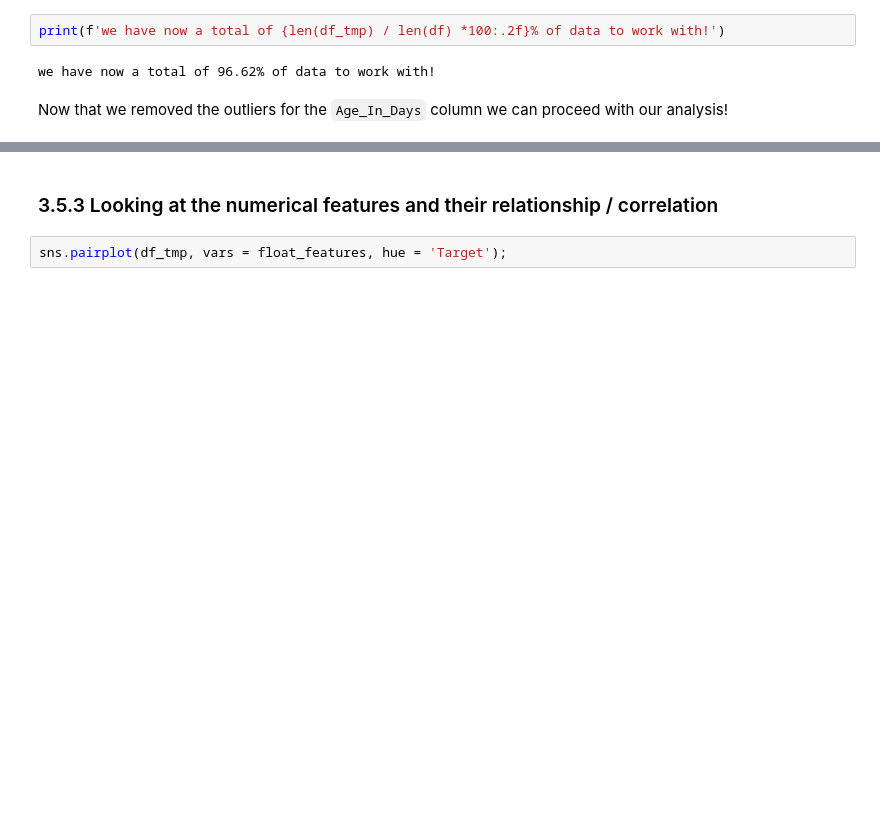
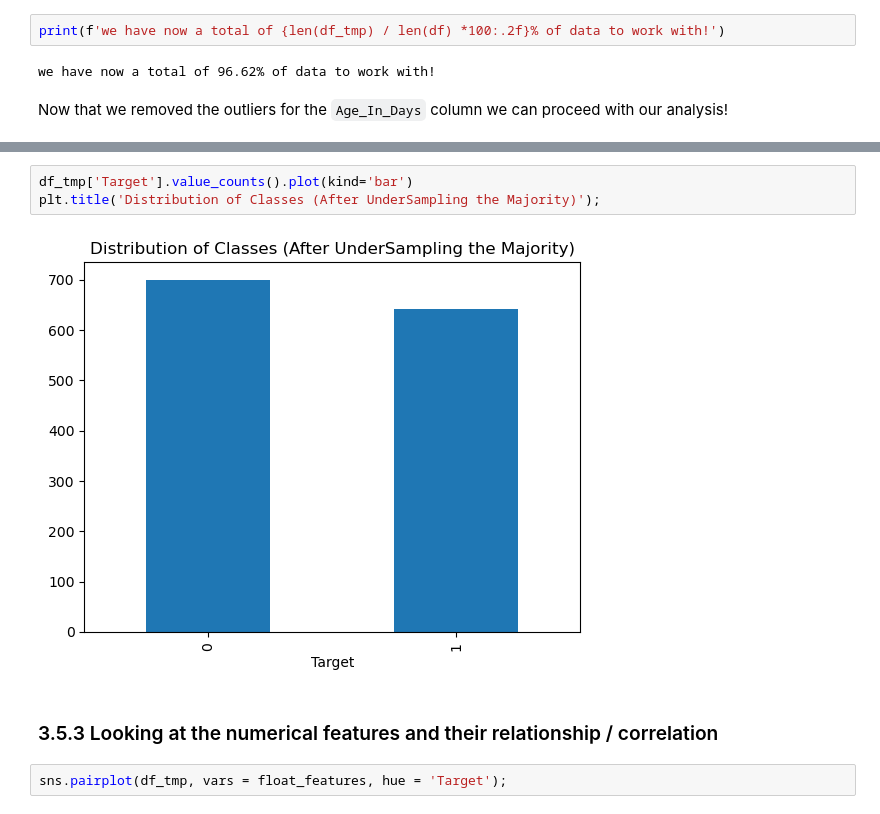
Before and after one commit to johnnys7n/Data-Scientist-Case-Study, a Jupyter notebook: Roche-Case-Study-Project.ipynb, the cells around one changed output, grey strips where cells are left out. Drawn from its saved outputs; the diff is of its cells as text; blank space fills up the shorter version.

```diff
--- a/Roche-Case-Study-Project.ipynb
+++ b/Roche-Case-Study-Project.ipynb
@@ -541,3 +541,8 @@ Name: count, dtype: int64
+# %%
+df_tmp['Target'].value_counts().plot(kind='bar')
+plt.title('Distribution of Classes (After UnderSampling the Majority)');
+# %% [output]
+[figure, added]
 # %% [markdown]
 ### 3.5.3 Looking at the numerical features and their relationship / correlation
 # %%
```
Also changed, not shown: parts of 22 cells of this notebook.
